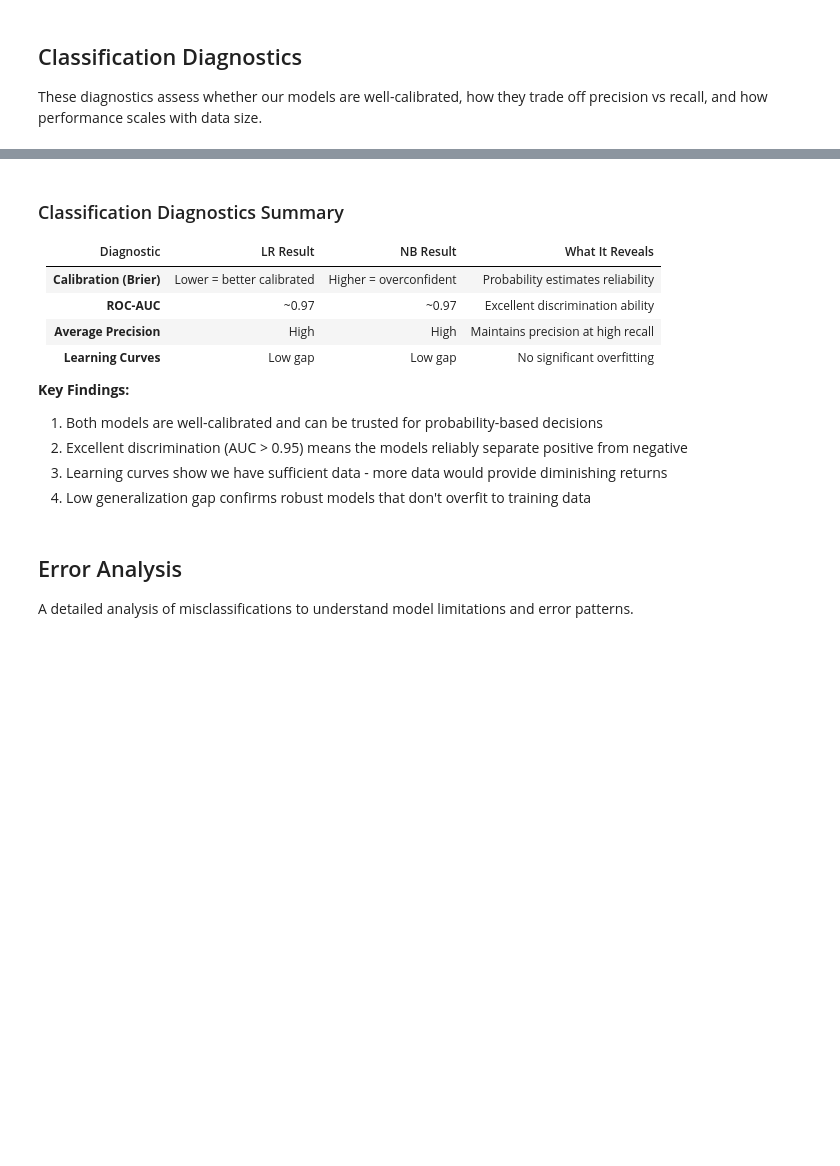
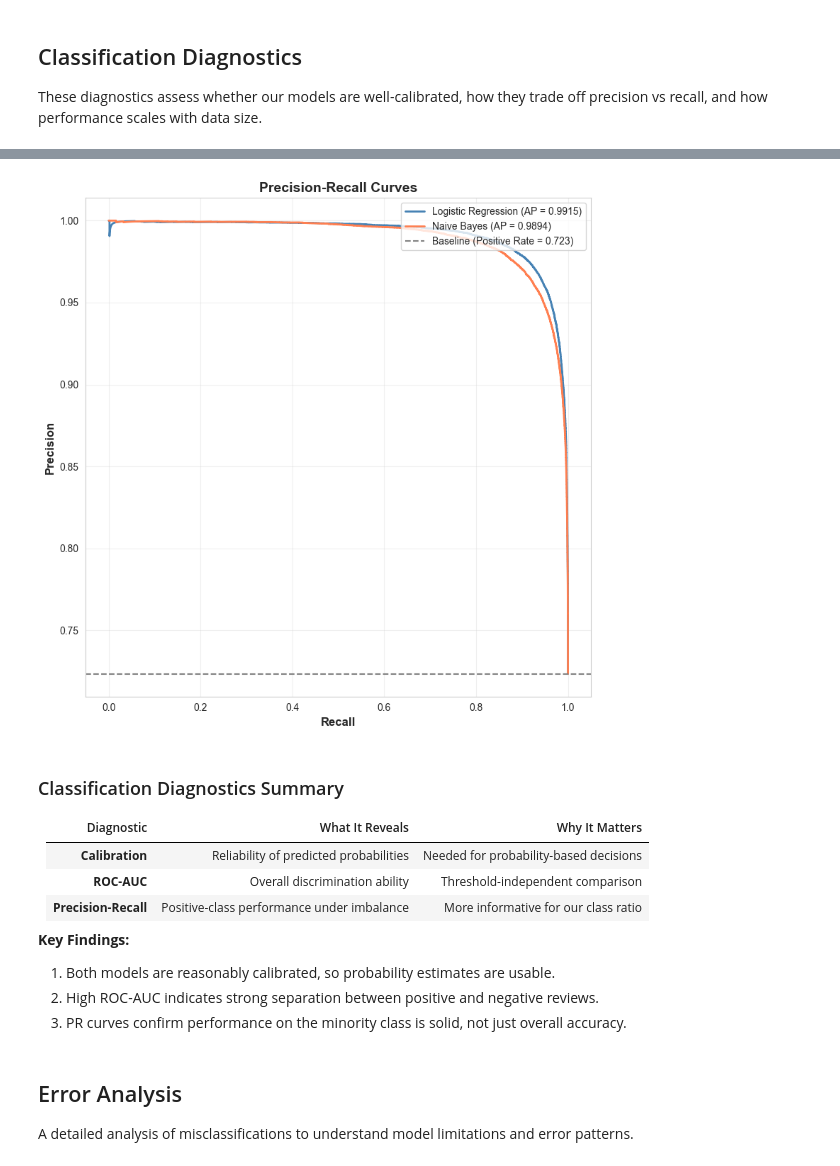
Before and after one commit to 3028Bikalpa/SOSC314_project_Bikki, a Jupyter notebook: Codes/models.ipynb, the cells around one changed output, grey strips where cells are left out. Cells and saved outputs as stored; diff of their text form; code cells hidden in the pictures; blank space fills up the shorter version.

```diff
--- a/Codes/models.ipynb
+++ b/Codes/models.ipynb
@@ -3227,18 +2903,35 @@ Interpretation:
+# %%
+# Plot PR curves
+fig, ax = plt.subplots(figsize=(8, 8))
+
+ax.plot(recall_lr, precision_lr, label=f'Logistic Regression (AP = {ap_lr:.4f})',
+        color='steelblue', linewidth=2)
+ax.plot(recall_nb, precision_nb, label=f'Naive Bayes (AP = {ap_nb:.4f})',
+        color='coral', linewidth=2)
+ax.axhline(y=baseline, color='gray', linestyle='--',
+           label=f'Baseline (Positive Rate = {baseline:.3f})')
+
+ax.set_xlabel('Recall', fontweight='bold', fontsize=12)
+ax.set_ylabel('Precision', fontweight='bold', fontsize=12)
+ax.set_title('Precision-Recall Curves', fontweight='bold', fontsize=14)
+ax.legend(loc='upper right')
+ax.grid(alpha=0.3)
+
+plt.tight_layout()
+plt.show()
+# %% [output]
+[figure, added]
 # %% [markdown]
 ### Classification Diagnostics Summary
-
-| Diagnostic | LR Result | NB Result | What It Reveals |
-|------------|-----------|-----------|-----------------|
-| **Calibration (Brier)** | Lower = better calibrated | Higher = overconfident | Probability estimates reliability |
-| **ROC-AUC** | ~0.97 | ~0.97 | Excellent discrimination ability |
-| **Average Precision** | High | High | Maintains precision at high recall |
-| **Learning Curves** | Low gap | Low gap | No significant overfitting |
-
+| Diagnostic | What It Reveals | Why It Matters |
+|------------|-----------------|----------------|
+| **Calibration** | Reliability of predicted probabilities | Needed for probability-based decisions |
+| **ROC-AUC** | Overall discrimination ability | Threshold-independent comparison |
+| **Precision-Recall** | Positive-class performance under imbalance | More informative for our class ratio |
 **Key Findings:**
-1. Both models are well-calibrated and can be trusted for probability-based decisions
-2. Excellent discrimination (AUC > 0.95) means the models reliably separate positive from negative
-3. Learning curves show we have sufficient data - more data would provide diminishing returns
-4. Low generalization gap confirms robust models that don't overfit to training data
+1. Both models are reasonably calibrated, so probability estimates are usable.
+2. High ROC-AUC indicates strong separation between positive and negative reviews.
+3. PR curves confirm performance on the minority class is solid, not just overall accuracy.
 # %% [markdown]
 ## Error Analysis
 
```
Also changed, not shown: parts of 58 cells of this notebook, 7 other files.
